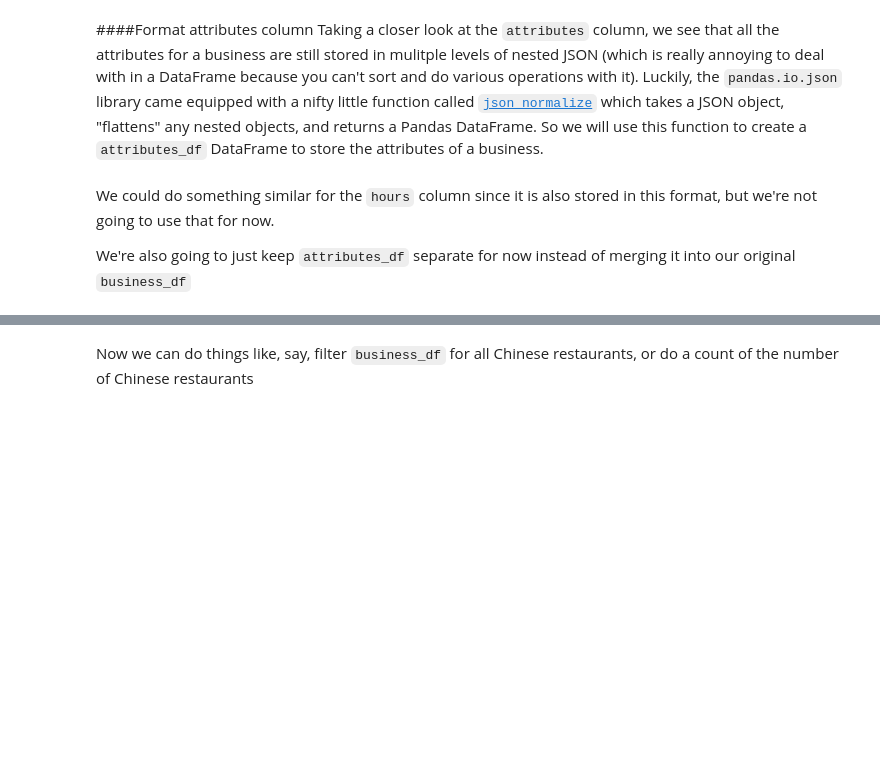
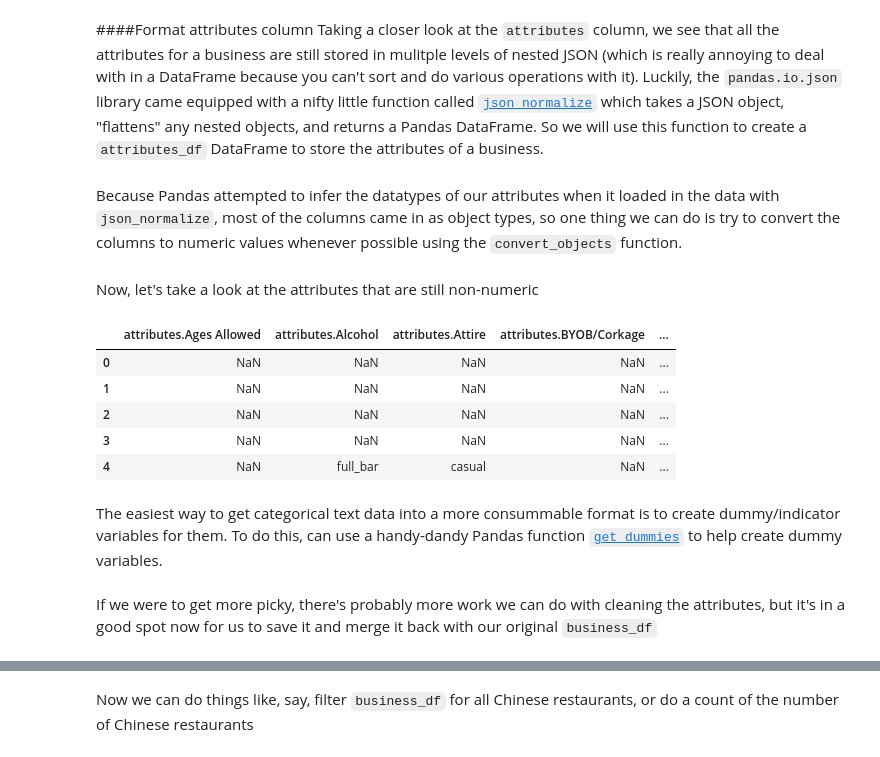
Before and after one commit to karenxiao/pandas-express, a Jupyter notebook: pandas_express.ipynb, the cells around one changed output, grey strips where cells are left out. Cells and saved outputs as stored; diff of their text form; code cells hidden in the pictures; blank space fills up the shorter version.

Commit message:
fixed up cleaning and analysis sections

```diff
--- a/pandas_express.ipynb
+++ b/pandas_express.ipynb
@@ -210,3 +178,23 @@ collect = [{'business_id': x[0], 'attributes': x[1]} for x in business_df[['busi
 # %%
 # Create a DataFrame with json_normalize
 attributes_df = pd.io.json.json_normalize(collect)
+# %% [markdown]
+Because Pandas attempted to infer the datatypes of our attributes when it loaded in the data with `json_normalize`, most of the columns came in as object types, so one thing we can do is try to convert the columns to numeric values whenever possible using the `convert_objects` function.
+# %%
+# Convert objects to a numeric datatype if possible
+attributes_df = attributes_df.convert_objects(convert_numeric=True)
+# %% [markdown]
+Now, let's take a look at the attributes that are still non-numeric
+# %%
+non_numeric_attributes = attributes_df.drop('business_id', axis=1).select_dtypes(include=['object']).columns
+# %%
+attributes_df[non_numeric_attributes].head()
+# %% [output]
+|  | attributes.Ages Allowed | attributes.Alcohol | attributes.Attire | attributes.BYOB/Corkage | ... |
+| 0 | NaN | NaN | NaN | NaN | ... |
+| 1 | NaN | NaN | NaN | NaN | ... |
+| 2 | NaN | NaN | NaN | NaN | ... |
+| 3 | NaN | NaN | NaN | NaN | ... |
+| 4 | NaN | full_bar | casual | NaN | ... |
+# %% [markdown]
+The easiest way to get categorical text data into a more consummable format is to create dummy/indicator variables for them. To do this, can use a handy-dandy Pandas function [`get_dummies`](http://pandas.pydata.org/pandas-docs/stable/generated/pandas.get_dummies.html) to help create dummy variables.
@@ -213,7 +210,5 @@ attributes_df = pd.io.json.json_normalize(collect)
+# %% [markdown]
+If we were to get more picky, there's probably more work we can do with cleaning the attributes, but it's in a good spot now for us to save it and merge it back with our original `business_df`
 # %%
 # Save the list of attributes for future use
 attributes = attributes_df.drop('business_id', axis=1).columns.values
-# %% [markdown]
-We could do something similar for the `hours` column since it is also stored in this format, but we're not going to use that for now.
-
-We're  also going to just keep `attributes_df` separate for now instead of merging it into our original `business_df`
```
Also changed, not shown: parts of 39 cells of this notebook.
